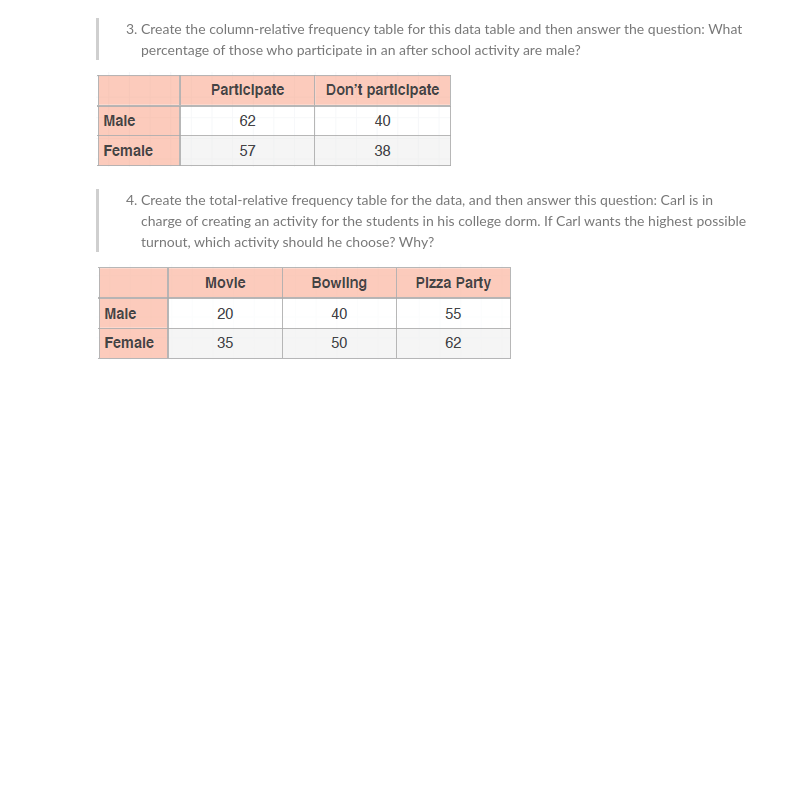
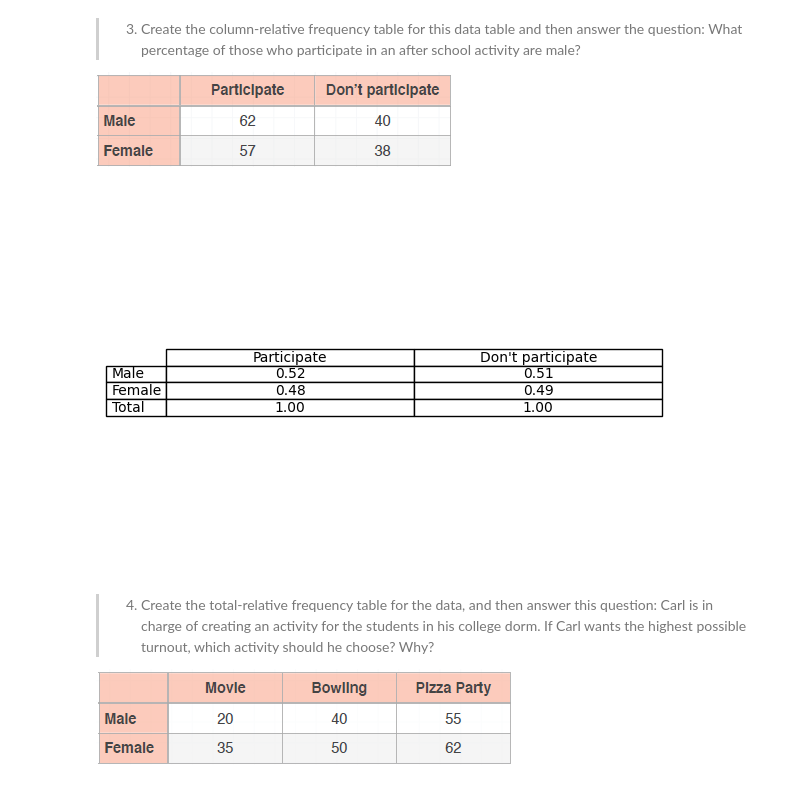
Before and after one commit to acasasis-dev/become-a-probability-n-statistics-master, a Jupyter notebook: bonus/section-02-visualizing-data/exercise-07-relative-frequency-tables-n-dot-plots.ipynb, the cells around one changed output. Drawn from its saved outputs; the diff is of its cells as text; code cells hidden in the pictures; blank space fills up the shorter version.

```diff
--- a/bonus/section-02-visualizing-data/exercise-07-relative-frequency-tables-n-dot-plots.ipynb
+++ b/bonus/section-02-visualizing-data/exercise-07-relative-frequency-tables-n-dot-plots.ipynb
@@ -19,6 +70,29 @@ then answer the question: What percentage of those who participate in an
 after school activity are male?
 
 ![image.png](attachment:image.png)
+# %%
+columns = ['Participate', 'Don\'t participate']
+rows = ['Male', 'Female', 'Total']
+data = [
+	[0.52, 0.51],
+	[0.48, 0.49],
+	['1.00', '1.00']
+]
+
+fig, ax = plt.subplots()
+ax.axis('off')
+
+table = plt.table(
+	colLabels=columns,
+	rowLabels=rows,
+	cellText=data,
+	loc='center',
+	cellLoc='center',
+)
+
+plt.show()
+# %% [output]
+[figure, added]
 # %% [markdown]
 > 4. Create the total-relative frequency table for the data, and then answer
 this question: Carl is in charge of creating an activity for the students in his
```
Also changed, not shown: parts of 4 cells of this notebook.
